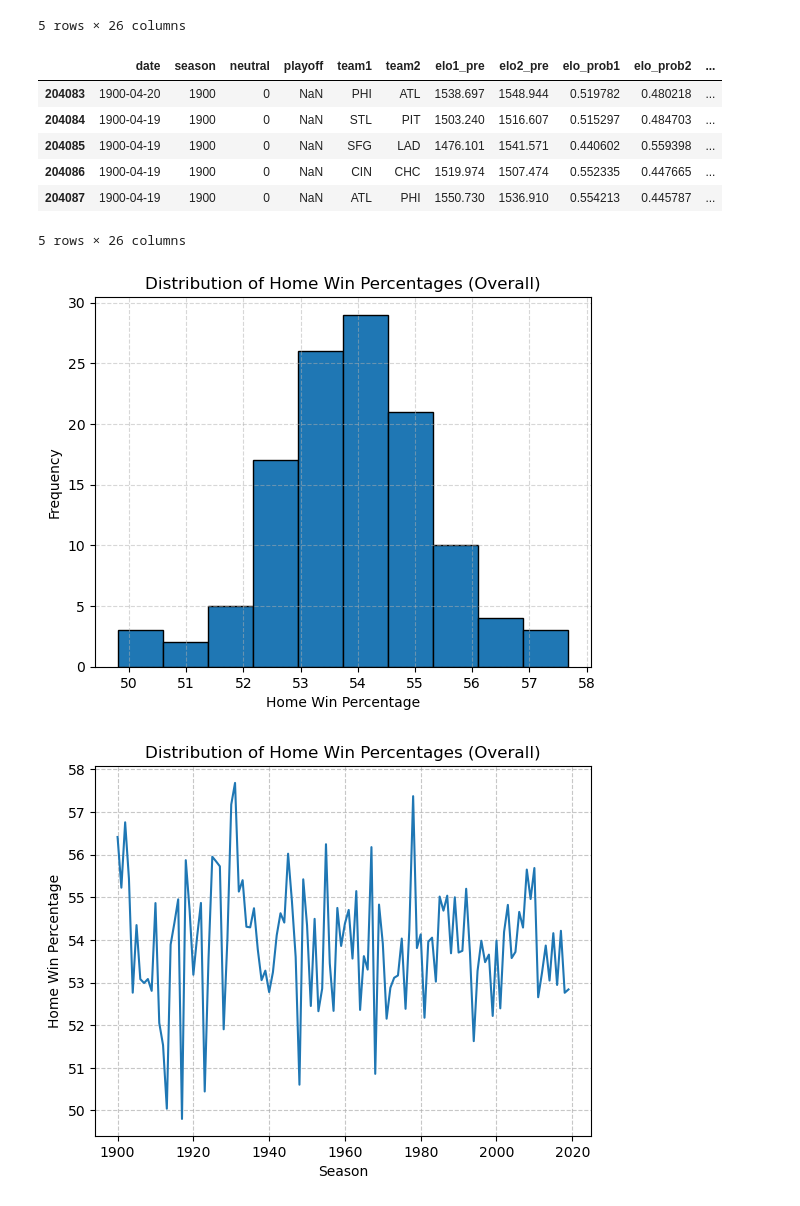
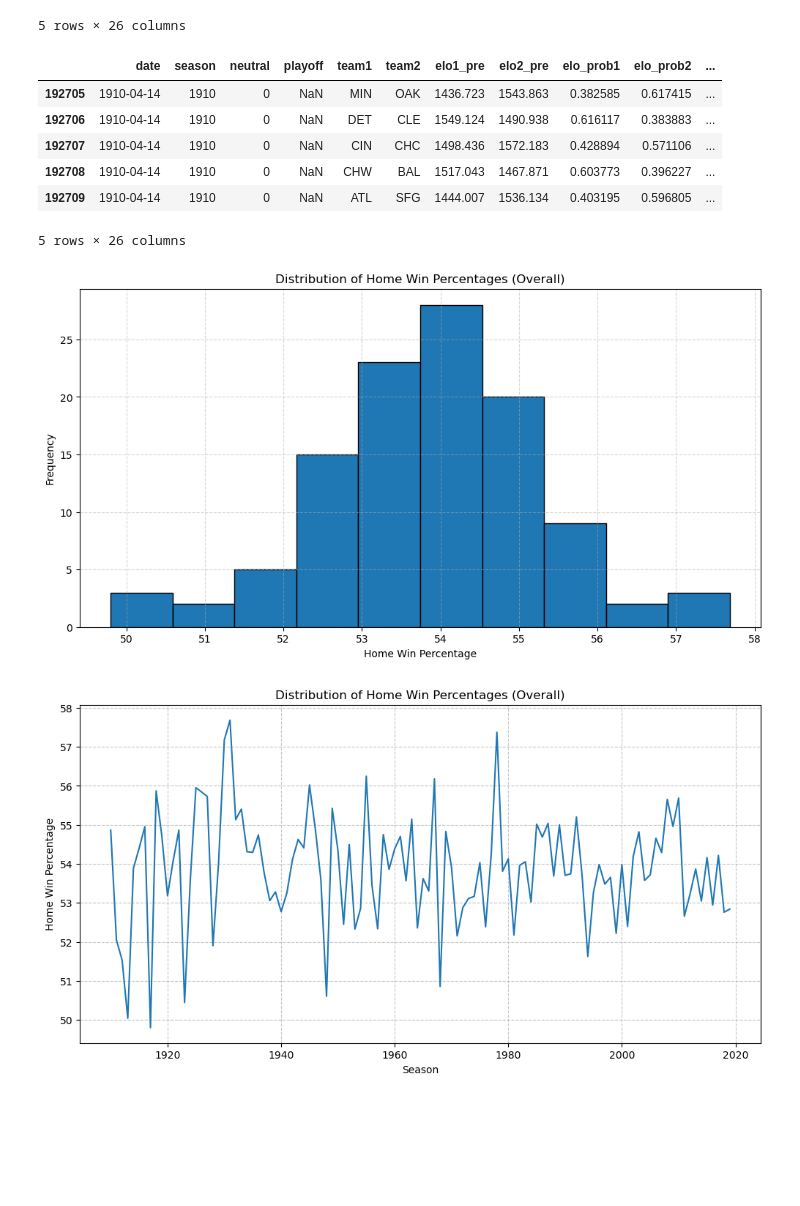
Before and after one commit to johnnycapra/Project_1, a Jupyter notebook: MLB_Analysis.ipynb, the cells around one changed output. Saved outputs shown, nothing was run; the diff lists cells and outputs as text; code cells hidden in the pictures; blank space fills up the shorter version.

```diff
--- a/MLB_Analysis.ipynb
+++ b/MLB_Analysis.ipynb
@@ -42,13 +46,13 @@ kag_og_df.head()
 # %%
 # Truncate kaggle MLB csv by season
 
-filtered_data = kag_og_df[(kag_og_df['season'] >= 1900) & (kag_og_df['season'] <= 2019)]
+filtered_data = kag_og_df[(kag_og_df['season'] >= 1910) & (kag_og_df['season'] <= 2019)]
 filtered_data.tail()
 # %% [output]
 |  | date | season | neutral | playoff | team1 | team2 | elo1_pre | elo2_pre | elo_prob1 | elo_prob2 | ... |
-| 204083 | 1900-04-20 | 1900 | 0 | NaN | PHI | ATL | 1538.697 | 1548.944 | 0.519782 | 0.480218 | ... |
-| 204084 | 1900-04-19 | 1900 | 0 | NaN | STL | PIT | 1503.240 | 1516.607 | 0.515297 | 0.484703 | ... |
-| 204085 | 1900-04-19 | 1900 | 0 | NaN | SFG | LAD | 1476.101 | 1541.571 | 0.440602 | 0.559398 | ... |
-| 204086 | 1900-04-19 | 1900 | 0 | NaN | CIN | CHC | 1519.974 | 1507.474 | 0.552335 | 0.447665 | ... |
-| 204087 | 1900-04-19 | 1900 | 0 | NaN | ATL | PHI | 1550.730 | 1536.910 | 0.554213 | 0.445787 | ... |
+| 192705 | 1910-04-14 | 1910 | 0 | NaN | MIN | OAK | 1436.723 | 1543.863 | 0.382585 | 0.617415 | ... |
+| 192706 | 1910-04-14 | 1910 | 0 | NaN | DET | CLE | 1549.124 | 1490.938 | 0.616117 | 0.383883 | ... |
+| 192707 | 1910-04-14 | 1910 | 0 | NaN | CIN | CHC | 1498.436 | 1572.183 | 0.428894 | 0.571106 | ... |
+| 192708 | 1910-04-14 | 1910 | 0 | NaN | CHW | BAL | 1517.043 | 1467.871 | 0.603773 | 0.396227 | ... |
+| 192709 | 1910-04-14 | 1910 | 0 | NaN | ATL | SFG | 1444.007 | 1536.134 | 0.403195 | 0.596805 | ... |
 5 rows × 26 columns
@@ -70,7 +67,9 @@ def home_team_advantage(filtered_data, graph_title, fig1, fig2):
     home_clean_df = pd.DataFrame({
         'season': filtered_data['season'],
         'home score': filtered_data['score1'].astype(int),
-        'away score': filtered_data['score2'].astype(int)
+        'away score': filtered_data['score2'].astype(int),
+        'home team': filtered_data['team1'],
+        'away team': filtered_data['team2']
 
     })
 
@@ -94,6 +93,7 @@ def home_team_advantage(filtered_data, graph_title, fig1, fig2):
         'Away Wins': away_totals
     })
 
+
     # Get total matches
 
     total_matches = totals_df['Home Wins'] + totals_df['Away Wins']
@@ -104,38 +104,41 @@ def home_team_advantage(filtered_data, graph_title, fig1, fig2):
     home_percentage
 
     # Plot histogram
+    plt.figure(figsize=(12, 6))
 
     plt.hist(home_percentage, edgecolor='black')
     plt.xlabel('Home Win Percentage')
     plt.ylabel('Frequency')
     plt.title(graph_title)
     plt.grid(True, linestyle='--', alpha=0.5)
     plt.savefig(fig1)
     plt.show()
 
     # Plot line graph
+    plt.figure(figsize=(12, 6))
 
     plt.plot(home_percentage.index, home_percentage.values, linestyle='-')
     plt.xlabel('Season')
     plt.ylabel('Home Win Percentage')
     plt.title(graph_title)
     plt.grid(True, linestyle='--', alpha=0.7)
     plt.savefig(fig2)
     plt.show()
     return totals_df
 
+
 # Create title, fig1, fig2 variables
 
 overall_title = 'Distribution of Home Win Percentages (Overall)'
 overall_fig1 = 'output_data/overall_fig1.png'
 overall_fig2 = 'output_data/overall_fig2.png'
 
 # Invoke function
 
 home_percentage_overall = home_team_advantage(filtered_data, overall_title, overall_fig1, overall_fig2)
 # %% [output]
-[figure, old version]
+[figure, new version]
-[figure, old version]
+[figure, new version]
 # %%
 # Create df with only playoff data
 
```
Also changed, not shown: parts of 17 cells of this notebook, 16 other files.
